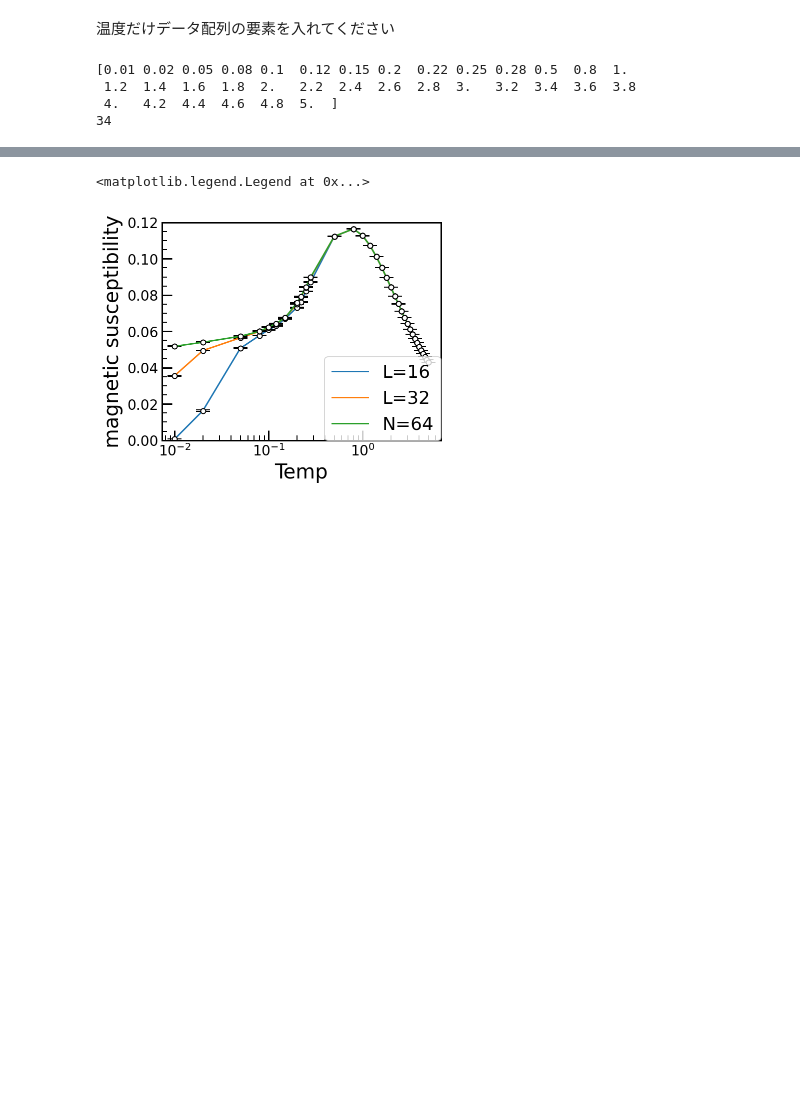
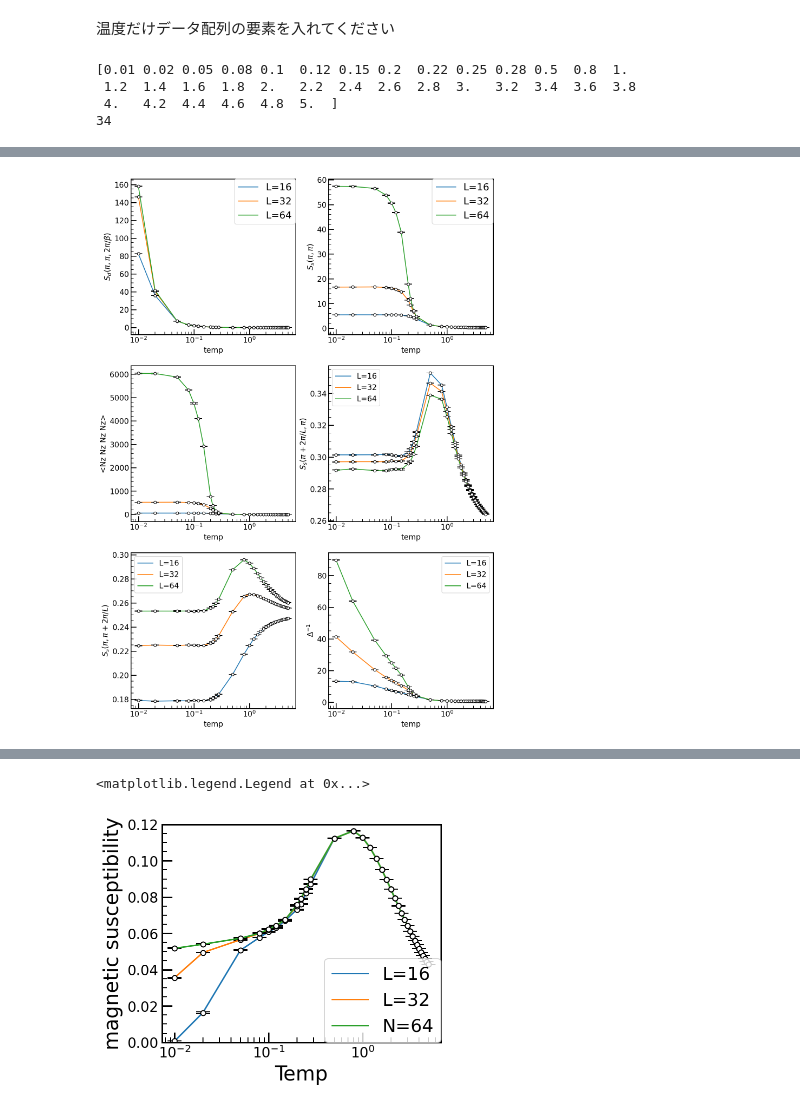
Before and after one commit to Taiga-U/bug-free-umbrella, a Jupyter notebook: makegraphs2.ipynb, the cells around one changed output, grey strips where cells are left out. Drawn from its saved outputs; the diff is of its cells as text; code cells hidden in the pictures; blank space fills up the shorter version.

```diff
--- a/makegraphs2.ipynb
+++ b/makegraphs2.ipynb
@@ -190,0 +225,82 @@ plt.legend(loc=4, borderaxespad=0, fontsize=18)
+# %%
+fig = plt.figure(figsize=(12,18))
+gyou = 3
+retsu = 2
+
+
+ax1 = fig.add_subplot(gyou,retsu,1)
+ax1.plot(temp, dynamic_S16,label="L=16")
+ax1.plot(temp, dynamic_S32,label="L=32")
+ax1.plot(temp, dynamic_S64,label="L=64")
+ax1.errorbar(temp, dynamic_S16, yerr = dynamic_S_err16, capsize=7, fmt='o', markersize=5, ecolor='black', markeredgecolor = "black", color='w')
+ax1.errorbar(temp, dynamic_S32, yerr = dynamic_S_err32, capsize=7, fmt='o', markersize=5, ecolor='black', markeredgecolor = "black", color='w')
+ax1.errorbar(temp, dynamic_S64, yerr = dynamic_S_err64, capsize=7, fmt='o', markersize=5, ecolor='black', markeredgecolor = "black", color='w')
+ax1.set_ylabel("$S_d (\pi,\pi,2\pi/\\beta)$")
+ax1.set_xlabel("temp")
+ax1.set_xscale('log')
+ax1.legend(loc=1, borderaxespad=0, fontsize=18)
+
+
+ax2 = fig.add_subplot(gyou,retsu,2)
+ax2.plot(temp,static_S16,label="L=16")
+ax2.plot(temp,static_S32,label="L=32")
+ax2.plot(temp,static_S64,label="L=64")
+ax2.errorbar(temp,static_S16,yerr=static_S_err16,capsize=7,fmt='o', markersize=5, ecolor='black', markeredgecolor = "black", color='w')
+ax2.errorbar(temp,static_S32,yerr=static_S_err32,capsize=7,fmt='o', markersize=5, ecolor='black', markeredgecolor = "black", color='w')
+ax2.errorbar(temp,static_S64,yerr=static_S_err64,capsize=7,fmt='o', markersize=5, ecolor='black', markeredgecolor = "black", color='w')
+ax2.set_ylabel("$S_s(\pi,\pi)$")
+ax2.set_xlabel("temp")
+ax2.set_xscale('log')
+ax2.legend(loc=1, borderaxespad=0, fontsize=18)
+
+
+ax3 = fig.add_subplot(gyou,retsu,3)
+ax3.plot(temp,Nz16,label="L=16")
+ax3.plot(temp,Nz32,label="L=32")
+ax3.plot(temp,Nz64,label="L=64")
+ax3.errorbar(temp,Nz16,yerr=Nz_err16,capsize=7,fmt='o', markersize=5, ecolor='black', markeredgecolor = "black", color='w')
+ax3.errorbar(temp,Nz32,yerr=Nz_err32,capsize=7,fmt='o', markersize=5, ecolor='black', markeredgecolor = "black", color='w')
+ax3.errorbar(temp,Nz64,yerr=Nz_err64,capsize=7,fmt='o', markersize=5, ecolor='black', markeredgecolor = "black", color='w')
+ax3.set_ylabel("<Nz Nz Nz Nz>")
+ax3.set_xlabel("temp")
+ax3.set_xscale('log')
+
+
+ax4 = fig.add_subplot(gyou,retsu,4)
+ax4.plot(temp,static_S216,label="L=16")
+ax4.plot(temp,static_S232,label="L=32")
+ax4.plot(temp,static_S264,label="L=64")
+ax4.errorbar(temp,static_S216,yerr=static_S2_err16,capsize=7,fmt='o', markersize=5, ecolor='black', markeredgecolor = "black", color='w')
+ax4.errorbar(temp,static_S232,yerr=static_S2_err32,capsize=7,fmt='o', markersize=5, ecolor='black', markeredgecolor = "black", color='w')
+ax4.errorbar(temp,static_S264,yerr=static_S2_err64,capsize=7,fmt='o', markersize=5, ecolor='black', markeredgecolor = "black", color='w')
+ax4.set_ylabel("$S_s(\pi+2\pi/L,\pi)$")
+ax4.set_xlabel("temp")
+ax4.set_xscale('log')
+ax4.legend(loc=2)
+
+
+ax5 = fig.add_subplot(gyou,retsu,5)
+ax5.plot(temp,static_S316,label="L=16")
+ax5.plot(temp,static_S332,label="L=32")
+ax5.plot(temp,static_S364,label="L=64")
+ax5.errorbar(temp,static_S316,yerr=static_S3_err16,capsize=7,fmt='o', markersize=5, ecolor='black', markeredgecolor = "black", color='w')
+ax5.errorbar(temp,static_S332,yerr=static_S3_err32,capsize=7,fmt='o', markersize=5, ecolor='black', markeredgecolor = "black", color='w')
+ax5.errorbar(temp,static_S364,yerr=static_S3_err64,capsize=7,fmt='o', markersize=5, ecolor='black', markeredgecolor = "black", color='w')
+ax5.set_ylabel("$S_s(\pi,\pi+2\pi/L)$")
+ax5.set_xlabel("temp")
+ax5.set_xscale('log')
+ax5.legend(loc=2)
+
+
+ax6 = fig.add_subplot(gyou,retsu,6)
+ax6.plot(temp,inverse_gap16,label="L=16")
+ax6.plot(temp,inverse_gap32,label="L=32")
+ax6.plot(temp,inverse_gap64,label="L=64")
+ax6.errorbar(temp,inverse_gap16,yerr=inverse_gap_err16,capsize=7,fmt='o', markersize=5, ecolor='black', markeredgecolor = "black", color='w')
+ax6.errorbar(temp,inverse_gap32,yerr=inverse_gap_err32,capsize=7,fmt='o', markersize=5, ecolor='black', markeredgecolor = "black", color='w')
+ax6.errorbar(temp,inverse_gap64,yerr=inverse_gap_err64,capsize=7,fmt='o', markersize=5, ecolor='black', markeredgecolor = "black", color='w')
+ax6.set_ylabel("$\Delta^{-1}$")
+ax6.set_xlabel("temp")
+ax6.set_xscale('log')
+ax6.legend(loc=1)
+# %% [output]
@@ -190,0 +308 @@ plt.legend(loc=4, borderaxespad=0, fontsize=18)
+[figure, added]
```
Also changed, not shown: parts of 6 cells of this notebook.
